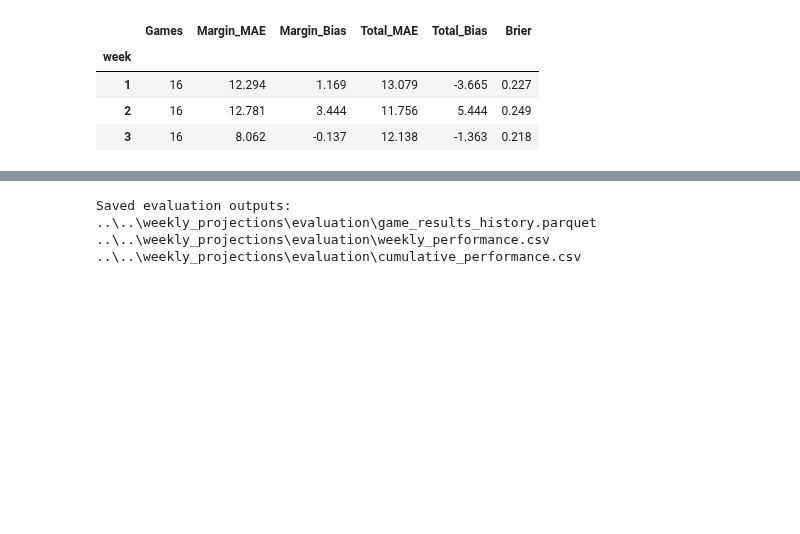
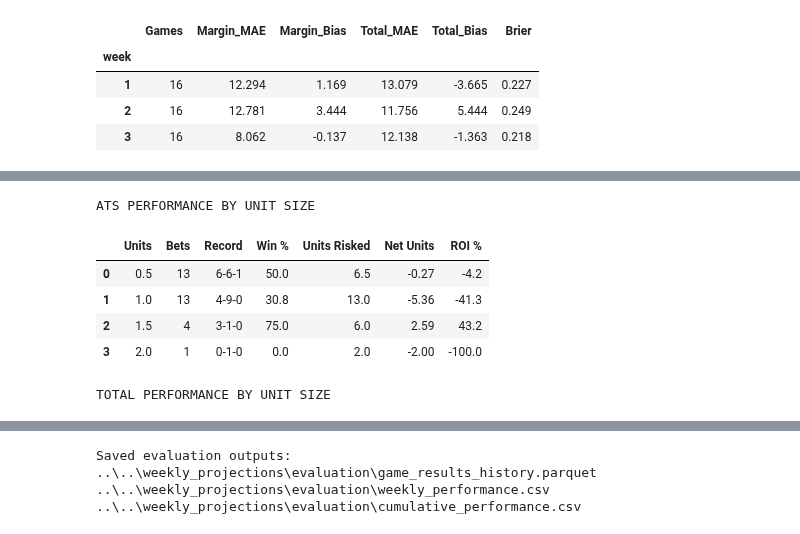
Before and after one commit to ethanfr10/NFL-Season-Projections, a Jupyter notebook: weekly_projections/notebooks/07_Weekly_Model_Evaluation.ipynb, the cells around one changed output, grey strips where cells are left out. Cells and saved outputs as stored; diff of their text form; code cells hidden in the pictures; blank space fills up the shorter version.

```diff
--- a/weekly_projections/notebooks/07_Weekly_Model_Evaluation.ipynb
+++ b/weekly_projections/notebooks/07_Weekly_Model_Evaluation.ipynb
@@ -1037,0 +1352,78 @@ display(cumulative_performance)
+# %%
+def summarize_by_unit_size(
+    df,
+    result_col,
+    units_col,
+    profit_col
+):
+
+    rows = []
+
+    for unit_size in [0.5, 1.0, 1.5, 2.0]:
+
+        subset = df[
+            (df[units_col] == unit_size)
+            & (df[result_col].isin(["W", "L", "P"]))
+        ].copy()
+
+        wins = (subset[result_col] == "W").sum()
+        losses = (subset[result_col] == "L").sum()
+        pushes = (subset[result_col] == "P").sum()
+
+        decisions = wins + losses
+
+        win_pct = (
+            wins / decisions * 100
+            if decisions > 0
+            else np.nan
+        )
+
+        units_risked = subset[units_col].sum()
+        net_units = subset[profit_col].sum()
+
+        roi = (
+            net_units / units_risked * 100
+            if units_risked > 0
+            else np.nan
+        )
+
+        rows.append({
+            "Units": unit_size,
+            "Bets": len(subset),
+            "Record": f"{wins}-{losses}-{pushes}",
+            "Win %": round(win_pct, 1),
+            "Units Risked": round(units_risked, 2),
+            "Net Units": round(net_units, 2),
+            "ROI %": round(roi, 1)
+        })
+
+    return pd.DataFrame(rows)
+
+
+ats_by_unit = summarize_by_unit_size(
+    graded_games,
+    "ats_result",
+    "ats_units",
+    "ats_unit_profit"
+)
+
+total_by_unit = summarize_by_unit_size(
+    graded_games,
+    "total_result",
+    "total_units",
+    "total_unit_profit"
+)
+
+print("ATS PERFORMANCE BY UNIT SIZE")
+display(ats_by_unit)
+
+print("TOTAL PERFORMANCE BY UNIT SIZE")
+display(total_by_unit)
+# %% [output]
+ATS PERFORMANCE BY UNIT SIZE
+|  | Units | Bets | Record | Win % | Units Risked | Net Units | ROI % |
+| 0 | 0.5 | 13 | 6-6-1 | 50.0 | 6.5 | -0.27 | -4.2 |
+| 1 | 1.0 | 13 | 4-9-0 | 30.8 | 13.0 | -5.36 | -41.3 |
+| 2 | 1.5 | 4 | 3-1-0 | 75.0 | 6.0 | 2.59 | 43.2 |
+| 3 | 2.0 | 1 | 0-1-0 | 0.0 | 2.0 | -2.00 | -100.0 |
+TOTAL PERFORMANCE BY UNIT SIZE
```
Also changed, not shown: parts of 13 cells of this notebook, 7 other files.
